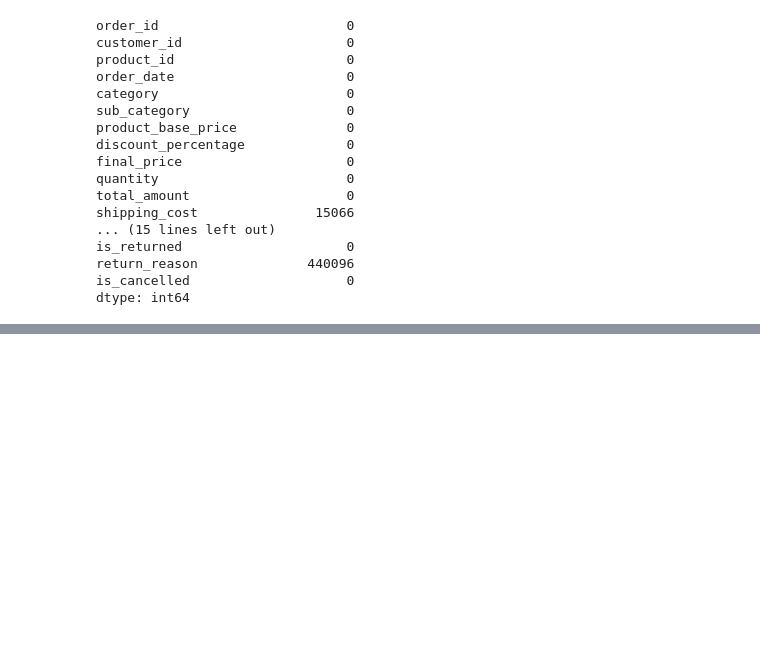
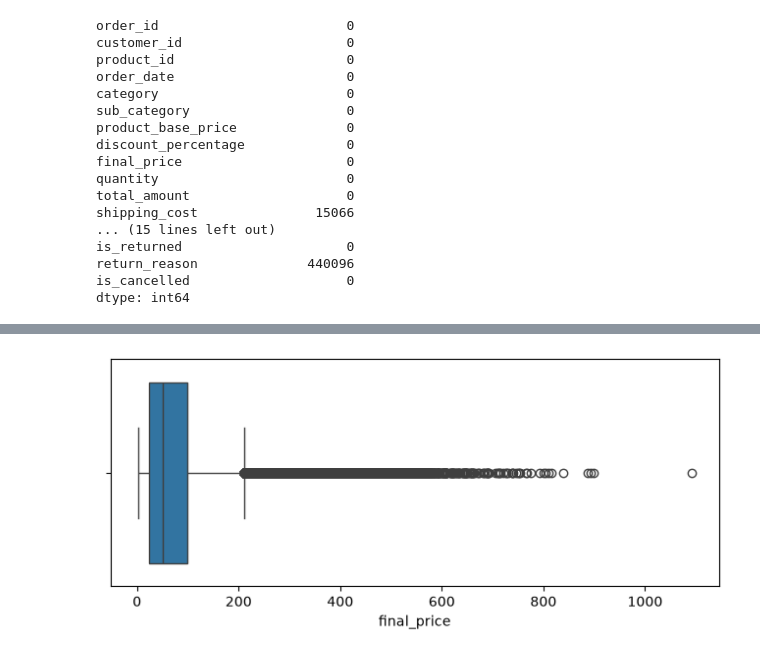
Before and after one commit to LearnerQuest/AIML-Weekly-Assignments, a Jupyter notebook: Week-01-Ecommerce-EDA/Ecommerce_EDA.ipynb, the cells around one changed output, grey strips where cells are left out. Saved outputs shown, nothing was run; the diff lists cells and outputs as text; code cells hidden in the pictures; blank space fills up the shorter version.

```diff
--- a/Week-01-Ecommerce-EDA/Ecommerce_EDA.ipynb
+++ b/Week-01-Ecommerce-EDA/Ecommerce_EDA.ipynb
@@ -95,0 +107,6 @@ df.describe()
+# %%
+plt.figure(figsize=(8,3))
+sns.boxplot(x=df['final_price'])
+plt.show()
+# %% [output]
+[figure, added]
```
Also changed, not shown: parts of 17 cells of this notebook, 1 other file.
